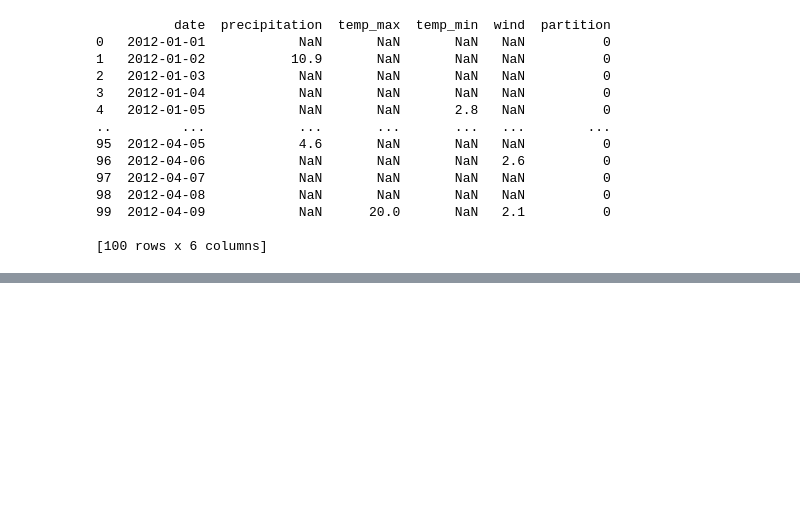
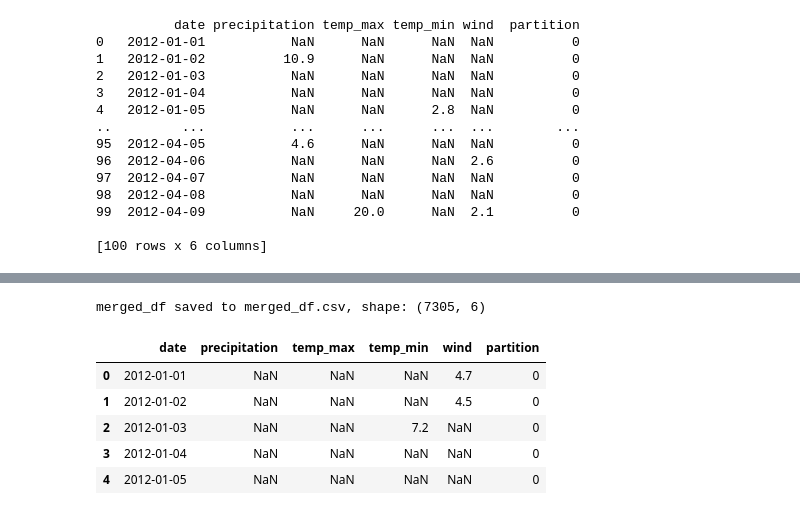
Before and after one commit to Odysseus707/research-project, a Jupyter notebook: Partition-Demo.ipynb, the cells around one changed output, grey strips where cells are left out. Saved outputs shown, nothing was run; the diff lists cells and outputs as text; code cells hidden in the pictures; blank space fills up the shorter version.

Commit message:
Update partition_dataset logic and notebook demo for new partitioning scheme

```diff
--- a/Partition-Demo.ipynb
+++ b/Partition-Demo.ipynb
@@ -114,0 +201,37 @@ merged_df.to_csv("merged_df.csv")
+# %%
+import pandas as pd
+import numpy as np
+
+df = pd.read_csv('seattle-weather.csv')
+modalities = [col for col in df.columns if col not in ("date", "weather")]
+num_clients = 5
+rng = np.random.default_rng(42)
+
+# Dirichlet-based partitioning
+partitions = {client: pd.DataFrame(df['date']) for client in range(num_clients)}
+for client in partitions:
+    for m in modalities:
+        partitions[client][m] = pd.Series(dtype=float)
+
+client_alpha = rng.dirichlet([100000.0] * num_clients)
+for i, row in enumerate(df.itertuples()):
+    for m in modalities:
+        client_dir = rng.dirichlet(client_alpha)
+        client_idx = client_dir.argmax()
+        partitions[client_idx].loc[i, m] = getattr(row, m)
+
+# Generate and apply a mask per partition
+
+masks = {}
+for client in partitions:
+    mask = generate_modality_mask(len(modalities), rng)
+    masks[client] = mask
+    for m_idx, m in enumerate(modalities):
+        if mask[m_idx] == 0:
+            partitions[client][m] = np.nan
+
+print("Masks for each partition:")
+for client, mask in masks.items():
+    print(f"Partition {client}: {mask}")
+
+display({i: part.head() for i, part in partitions.items()})
@@ -114,0 +262,14 @@ merged_df.to_csv("merged_df.csv")
+# %%
+merged_df = pd.concat([partitions[i].assign(partition=i) for i in partitions], ignore_index=True)
+
+merged_df.to_csv("merged_df.csv", index=False)
+print(f"merged_df saved to merged_df.csv, shape: {merged_df.shape}")
+merged_df.head()
+# %% [output]
+merged_df saved to merged_df.csv, shape: (7305, 6)
+|  | date | precipitation | temp_max | temp_min | wind | partition |
+| 0 | 2012-01-01 | NaN | NaN | NaN | 4.7 | 0 |
+| 1 | 2012-01-02 | NaN | NaN | NaN | 4.5 | 0 |
+| 2 | 2012-01-03 | NaN | NaN | 7.2 | NaN | 0 |
+| 3 | 2012-01-04 | NaN | NaN | NaN | NaN | 0 |
+| 4 | 2012-01-05 | NaN | NaN | NaN | NaN | 0 |
```
Also changed, not shown: parts of 4 cells of this notebook, 1 other file.
